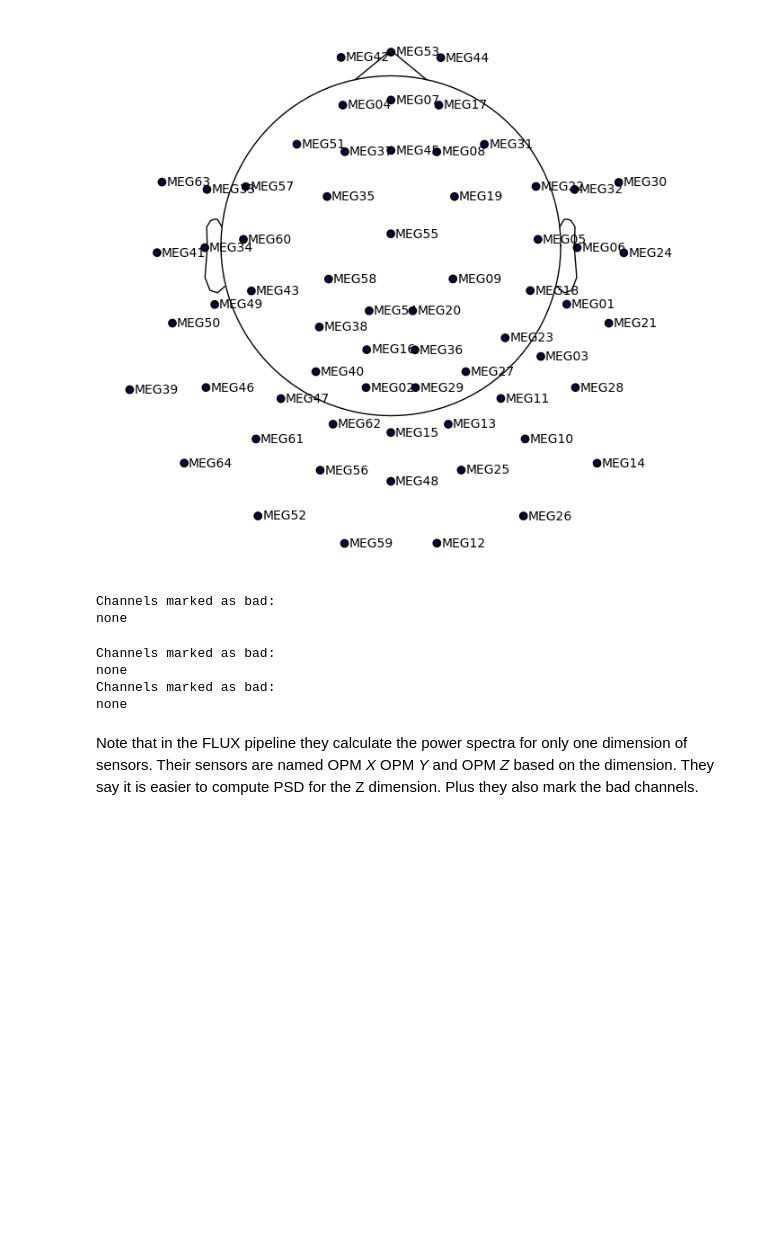
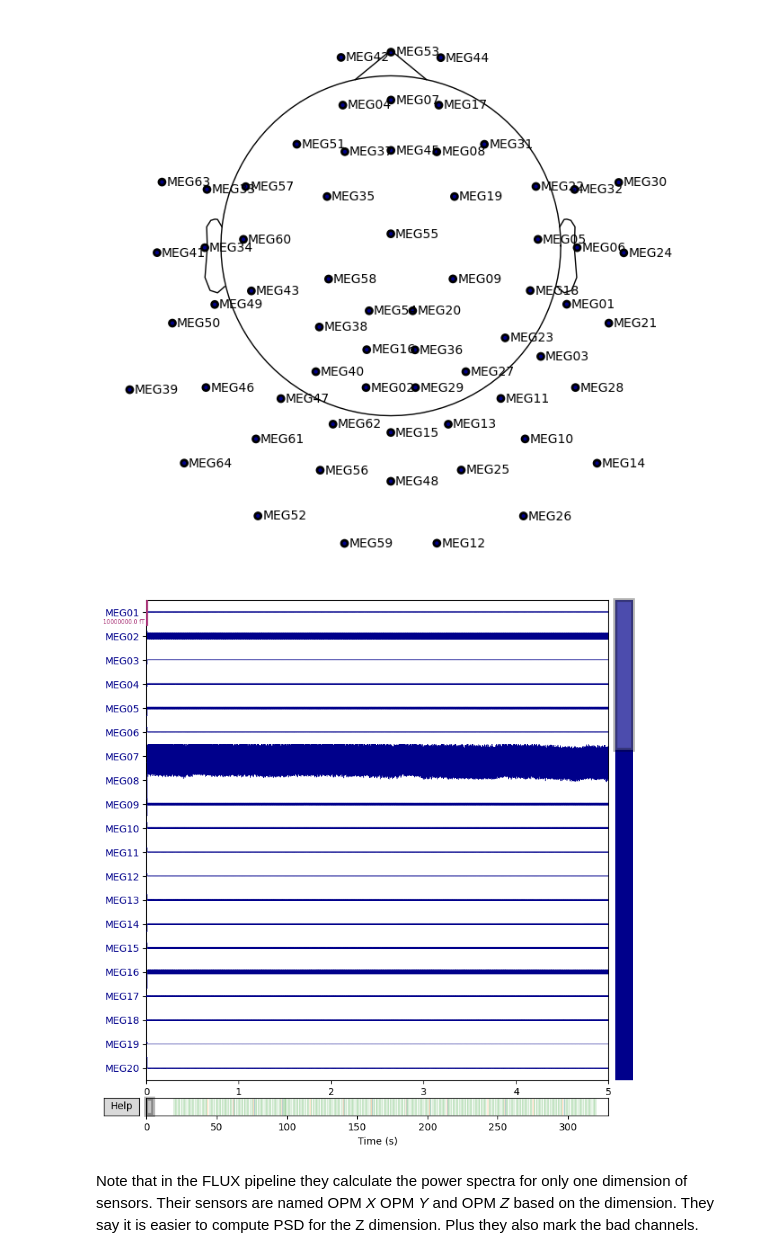
Before and after one commit to Azrae101/Bachelor2025, a Jupyter notebook: sanity checks/sub1.ipynb, the cells around one changed output. Cells and saved outputs as stored; diff of their text form; code cells hidden in the pictures; blank space fills up the shorter version.

```diff
--- a/sanity checks/sub1.ipynb
+++ b/sanity checks/sub1.ipynb
@@ -23,7 +23,7 @@ file path structure: <BIDS_ROOT>/sub-01/ses-01/meg/sub-01_ses-01_task-face_run-0
 
 /Users/rekaforgo/Documents/Bachelor2025/sub-01/ses-01/meg/sub-01_ses-01_task-face_run-01_meg.fif
 # %%
-subject = '01'
+subject = '02'
 session = '01'
 task = 'face'
 run = '01'
@@ -85,22 +85,16 @@ raw.plot_sensors(kind='topomap', show_names=True);
 # %%
 raw.plot(
     picks='mag',
     duration=5,
     proj=False,
-    scalings=dict(mag= 1e-9)   # 5 nT
+    scalings=5e-9   # 5 nT
 );
 # %% [output]
-Channels marked as bad:
-none
+[figure, added]
 # %%
-for ch in mne.pick_types(raw.info, meg=True, stim=False):
-    raw.info['chs'][ch]['unit'] = mne.io.constants.FIFF.FIFF_UNIT_T
-    raw.info['chs'][ch]['unit_mul'] = 0
+#for ch in mne.pick_types(raw.info, meg=True, stim=False):
+ #   raw.info['chs'][ch]['unit'] = mne.io.constants.FIFF.FIFF_UNIT_T
+  #  raw.info['chs'][ch]['unit_mul'] = 0
-# %% [output]
-Channels marked as bad:
-none
-Channels marked as bad:
-none
 # %% [markdown]
 Note that in the FLUX pipeline they calculate the power spectra for only one dimension of sensors. Their sensors are named OPM *X* OPM *Y* and OPM *Z* based on the dimension. They say it is easier to compute PSD for the Z dimension. Plus they also mark the bad channels.
 # %%
```
Also changed, not shown: parts of 13 cells of this notebook, 4 other files.
